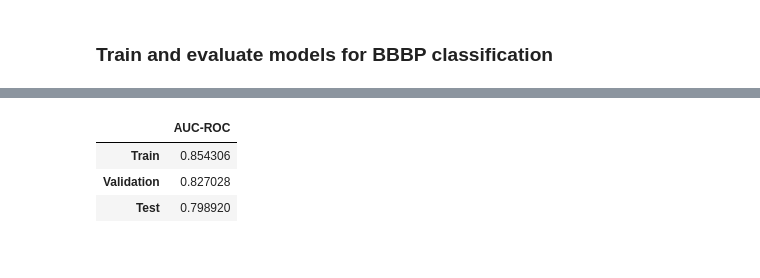
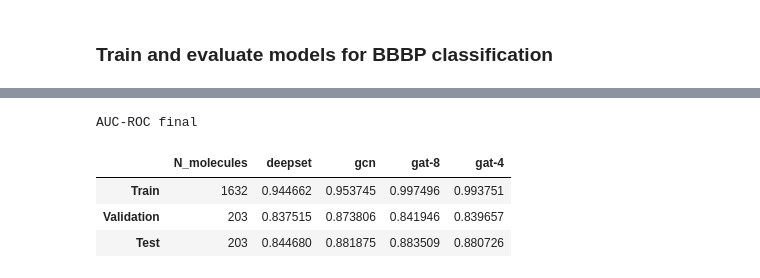
Before and after one commit to Jacob-sandstrom/DAT625-Structured-machine-learning, a Jupyter notebook: Structured_ML_Project1_Notebook.ipynb, the cells around one changed output, grey strips where cells are left out. Drawn from its saved outputs; the diff is of its cells as text; code cells hidden in the pictures.

```diff
--- a/Structured_ML_Project1_Notebook.ipynb
+++ b/Structured_ML_Project1_Notebook.ipynb
@@ -493,0 +567,8 @@ plt.show()
+# %%
+models = [deepset_regression, gcn_regression, gat_8_regression, gat_4_regression]
+for model in models:
+    # pytorch_total_params = sum(p.numel() for p in model.parameters())
+    # print(pytorch_total_params)
+
+    pytorch_total_trainable_params = sum(p.numel() for p in model.parameters() if p.requires_grad)
+    print(pytorch_total_trainable_params)
@@ -566,3 +604,10 @@ gat_classification = MolecularGraphClassification(
+# %%
+# CLASSIFICATION TASK: MODELS
+emb_dim = 16
+
+in_features = node_features * emb_dim
+hidden_features = 64
+out_features = 1
 # %% [markdown]
 ### Train and evaluate models for BBBP classification
 # %%
@@ -674,48 +739,42 @@ for i in range(replications):
 # %%
 # Present results for the classification task in way that is structurally comparable to the regression task
 # %%
-
-deepset_results = pd.DataFrame(
+print("AUC-ROC final")
+AUC_ROC_results = pd.DataFrame(
     {
-        "AUC-ROC": [
+        "N_molecules": [
+            len(train_dataset),
+            len(val_dataset),
+            len(test_dataset)
+        ],
+        "deepset": [
             np.mean(np.array(model_data_classif["deepset"]["train"]["auc_roc"]), axis=0)[-1],
             np.mean(np.array(model_data_classif["deepset"]["val"]["auc_roc"]), axis=0)[-1],
             np.mean(np.array(model_data_classif["deepset"]["test"]["auc_roc"]), axis=0),
+        ],
+        "gcn": [
+            np.mean(np.array(model_data_classif["gcn"]["train"]["auc_roc"]), axis=0)[-1],
+            np.mean(np.array(model_data_classif["gcn"]["val"]["auc_roc"]), axis=0)[-1],
+            np.mean(np.array(model_data_classif["gcn"]["test"]["auc_roc"]), axis=0),
+        ],
+        "gat-8": [
+            np.mean(np.array(model_data_classif["gat-8"]["train"]["auc_roc"]), axis=0)[-1],
+            np.mean(np.array(model_data_classif["gat-8"]["val"]["auc_roc"]), axis=0)[-1],
+            np.mean(np.array(model_data_classif["gat-8"]["test"]["auc_roc"]), axis=0),
+        ],
+        "gat-4": [
+            np.mean(np.array(model_data_classif["gat-4"]["train"]["auc_roc"]), axis=0)[-1],
+            np.mean(np.array(model_data_classif["gat-4"]["val"]["auc_roc"]), axis=0)[-1],
+            np.mean(np.array(model_data_classif["gat-4"]["test"]["auc_roc"]), axis=0),
         ],
     },
     index=["Train", "Validation", "Test"],
 )
 
-display(deepset_results)
-
-
-gcn_results = pd.DataFrame(
-    {
-        "AUC-ROC": [
-            np.mean(np.array(model_data_classif["gcn"]["train"]["auc_roc"]), axis=0)[-1],
-            np.mean(np.array(model_data_classif["gcn"]["val"]["auc_roc"]), axis=0)[-1],
-            np.mean(np.array(model_data_classif["gcn"]["test"]["auc_roc"]), axis=0),
-        ],
-    },
-    index=["Train", "Validation", "Test"],
-)
-
-display(gcn_results)
-
-gat_results = pd.DataFrame(
-    {
-        "AUC-ROC": [
-            np.mean(np.array(model_data_classif["gat"]["train"]["auc_roc"]), axis=0)[-1],
-            np.mean(np.array(model_data_classif["gat"]["val"]["auc_roc"]), axis=0)[-1],
-            np.mean(np.array(model_data_classif["gat"]["test"]["auc_roc"]), axis=0),
-        ],
-    },
-    index=["Train", "Validation", "Test"],
-)
-
-display(gat_results)
+display(AUC_ROC_results)
 # %% [output]
+AUC-ROC final
-|  | AUC-ROC |
-| Train | 0.854306 |
-| Validation | 0.827028 |
-| Test | 0.798920 |
+|  | N_molecules | deepset | gcn | gat-8 | gat-4 |
+| Train | 1632 | 0.944662 | 0.953745 | 0.997496 | 0.993751 |
+| Validation | 203 | 0.837515 | 0.873806 | 0.841946 | 0.839657 |
+| Test | 203 | 0.844680 | 0.881875 | 0.883509 | 0.880726 |
```
Also changed, not shown: parts of 23 cells of this notebook, 1 other file.
